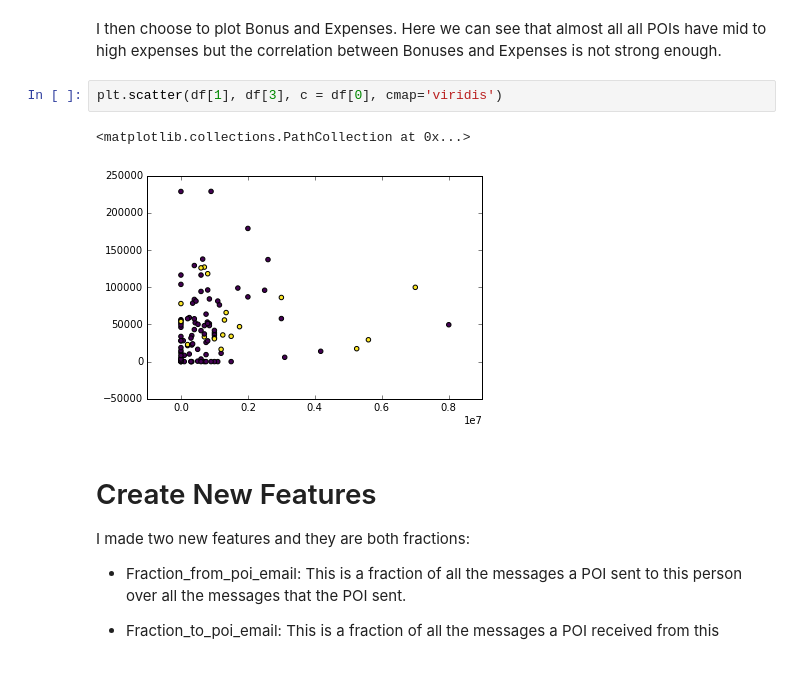
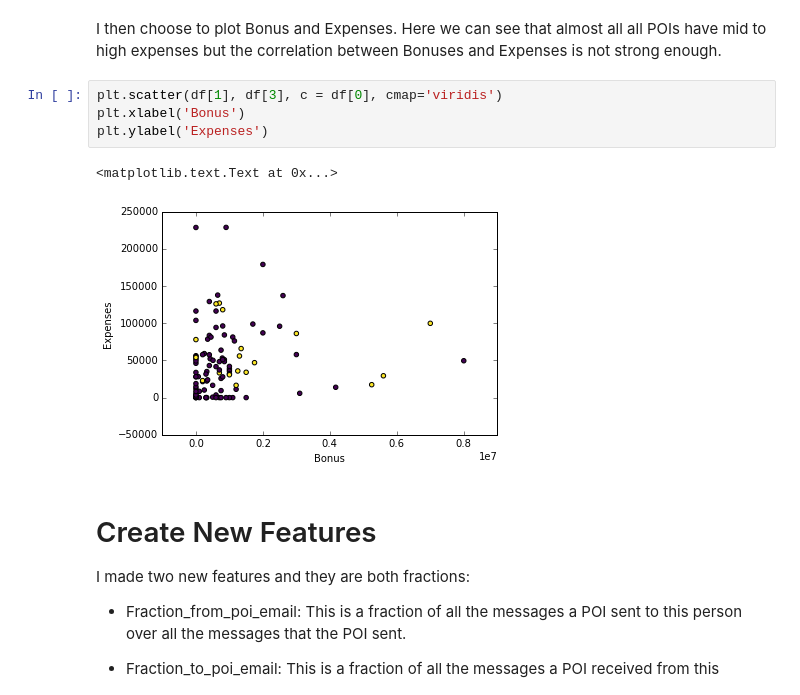
Before and after one commit to preetrajdeo/Enron-Email, a Jupyter notebook: FinalProject.ipynb, the cells around one changed output. Cells and saved outputs as stored; diff of their text form; blank space fills up the shorter version.

```diff
--- a/FinalProject.ipynb
+++ b/FinalProject.ipynb
@@ -102,9 +115,11 @@ There are 18 POIs out of 146 observations. I wanted to see if I can tell how POI
 I then choose to plot Bonus and Expenses. Here we can see that almost all all POIs have mid to high expenses but the correlation between Bonuses and Expenses is not strong enough.
 # %%
 plt.scatter(df[1], df[3], c = df[0], cmap='viridis')
+plt.xlabel('Bonus')
+plt.ylabel('Expenses')
 # %% [output]
-<matplotlib.collections.PathCollection at 0x...>
+<matplotlib.text.Text at 0x...>
-[figure, old version]
+[figure, new version]
 # %% [markdown]
 # Create New Features
 
```
Also changed, not shown: parts of 28 cells of this notebook, 5 other files.
